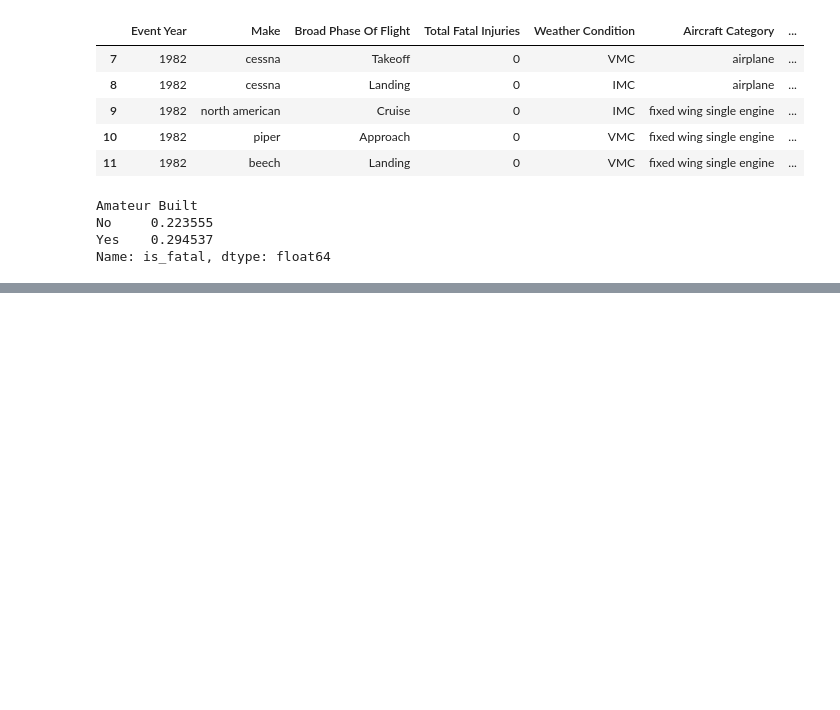
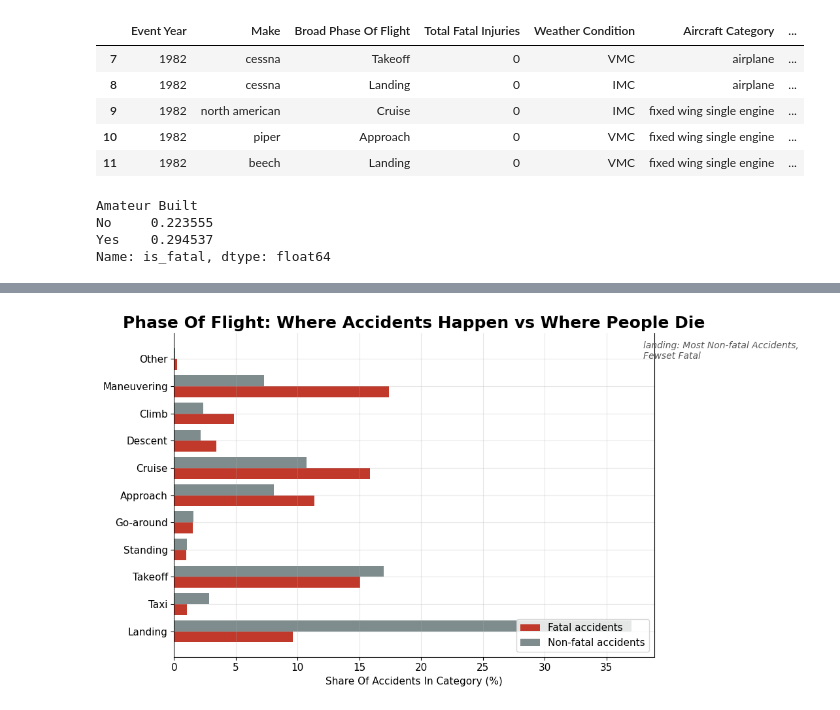
Before and after one commit to deadbroke02baby/Financials, a Jupyter notebook: aviation_analysis.ipynb, the cells around one changed output, grey strips where cells are left out. Cells and saved outputs as stored; diff of their text form; code cells hidden in the pictures; blank space fills up the shorter version.

```diff
--- a/aviation_analysis.ipynb
+++ b/aviation_analysis.ipynb
@@ -226,0 +266,42 @@ Name: is_fatal, dtype: float64
+# %%
+fatal = df_clean[df_clean['Total Fatal Injuries'] > 0]
+nonfatal = df_clean[df_clean['Total Fatal Injuries'] == 0]
+
+fatal_phase = fatal['Broad Phase Of Flight'].value_counts(normalize=True) * 100
+nonfatal_phase = nonfatal['Broad Phase Of Flight'].value_counts(normalize=True) * 100
+
+comparison = pd.DataFrame({
+    'Fatal accidents (%)': fatal_phase,
+    'Non-fatal accidents (%)': nonfatal_phase
+}).drop('Unknown', errors='ignore').dropna()
+
+comparison['ratio'] = comparison['Fatal accidents (%)'] / comparison['Non-fatal accidents (%)']
+comparison = comparison.sort_values('ratio', ascending=True)
+
+fig, ax = plt.subplots(figsize=(11, 6))
+
+import numpy as np
+phases = comparison.index
+y_pos =  np.arange(len(phases))
+bar_height = 0.4
+
+ax.barh(y_pos - bar_height/2, comparison['Fatal accidents (%)'],
+        bar_height, label='Fatal accidents', color='#c0392b')
+ax.barh(y_pos + bar_height/2, comparison['Non-fatal accidents (%)'],
+        bar_height, label='Non-fatal accidents', color='#7f8c8d')
+
+ax.set_yticks(y_pos)
+ax.set_yticklabels(phases)
+ax.set_xlabel('Share Of Accidents In Category (%)')
+ax.set_title('Phase Of Flight: Where Accidents Happen vs Where People Die')
+ax.legend(loc='lower right')
+
+ax.text(38, len(phases)-1,
+        'landing: Most Non-fatal Accidents, \nFewset Fatal',
+        fontsize=10, color='#555', style='italic')
+
+plt.tight_layout()
+plt.savefig('chart2_phase_comparison.png', dpi=150, bbox_inches='tight')
+plt.show()
+# %% [output]
+[figure, added]
```
Also changed, not shown: parts of 8 cells of this notebook, 3 other files.
